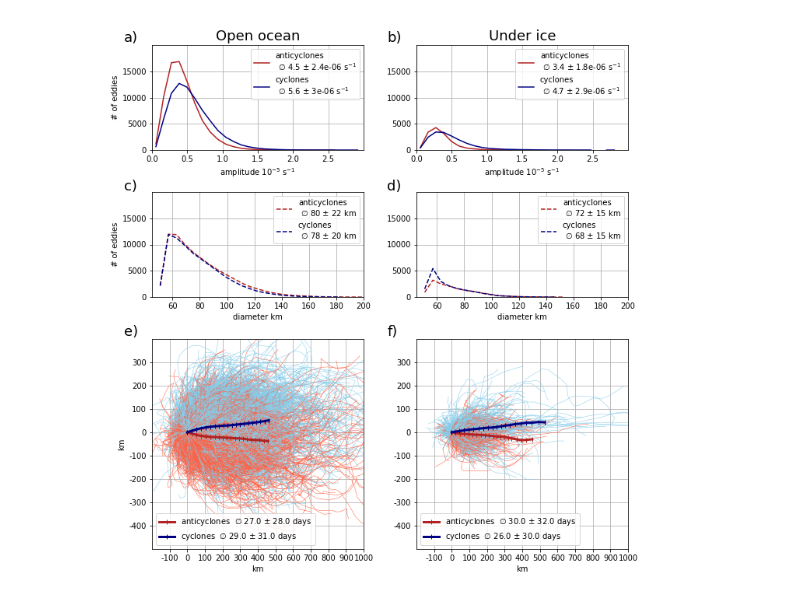
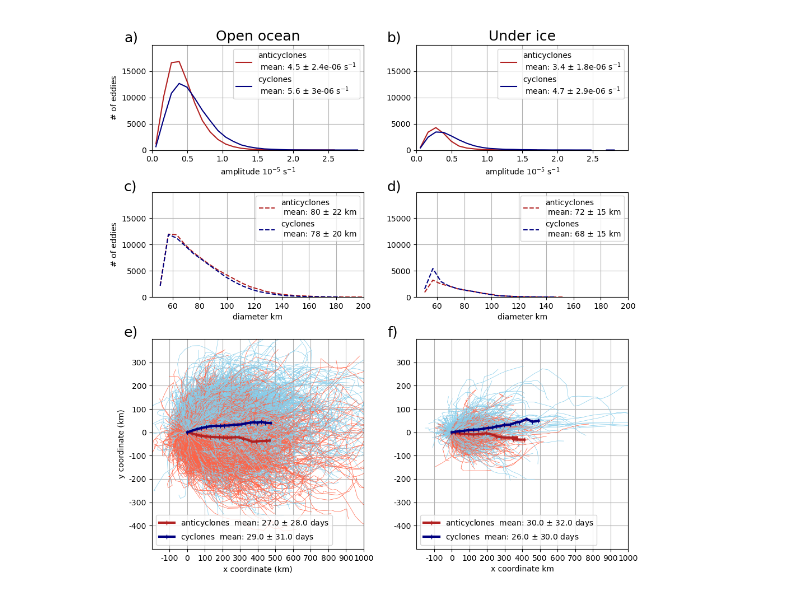
Before and after one commit to jk-rieck/2024-eddy-heat-transport-towards-sea-ice, a Jupyter notebook: analysis/plot03_eddy_statistics.ipynb, the cells around one changed output. Cells and saved outputs as stored; diff of their text form; code cells hidden in the pictures.

```diff
--- a/analysis/plot03_eddy_statistics.ipynb
+++ b/analysis/plot03_eddy_statistics.ipynb
@@ -12,7 +12,7 @@ path = "../data_for_plots/"
 # %%
 diamet = xr.open_mfdataset(path + "eddy_scale_distribution.nc")
 amplit = xr.open_mfdataset(path + "eddy_amp_distribution.nc")
-tracks = xr.open_mfdataset(path + "tracks_referenced_to_00.nc")
+tracks = xr.open_mfdataset(path + "tracks_referenced_to_00_every10th.nc")
 # %%
 all_tracks = xr.open_mfdataset(path + "all_tracks_02010101_03001230.nc")
 # %%
@@ -58,11 +58,11 @@ dia_x = diamet.scale.values * 2
 ax[0, 0].set_title("Open ocean", fontsize=18)
 ax[0, 0].plot(amp_x, amplit.amp_anti_oo.values, color="firebrick", ls="-",
              label="anticyclones\n"
-              + r" $\varnothing$ " + str(np.around(a_oo_mean_amp * 1e6, decimals=1))
+              + r" mean: " + str(np.around(a_oo_mean_amp * 1e6, decimals=1))
               + r" $\pm$ " + str(np.around(a_oo_std_amp, decimals=7)) + r" s$^{-1}$")
 ax[0, 0].plot(amp_x, amplit.amp_cyc_oo.values, color="navy", ls="-",
              label="cyclones\n"
-              + r" $\varnothing$ " + str(np.around(c_oo_mean_amp * 1e6, decimals=1))
+              + r" mean: " + str(np.around(c_oo_mean_amp * 1e6, decimals=1))
               + r" $\pm$ " + str(np.around(c_oo_std_amp, decimals=7)) + r" s$^{-1}$")
 ax[0, 0].set_ylabel("# of eddies")
 
@@ -71,11 +71,11 @@ ax[0, 0].set_ylabel("# of eddies")
 ax[0, 1].set_title("Under ice", fontsize=18)
 ax[0, 1].plot(amp_x, amplit.amp_anti_ice.values, color="firebrick", ls="-",
              label="anticyclones\n"
-              + r" $\varnothing$ " + str(np.around(a_ice_mean_amp * 1e6, decimals=1))
+              + r" mean: " + str(np.around(a_ice_mean_amp * 1e6, decimals=1))
               + r" $\pm$ " + str(np.around(a_ice_std_amp, decimals=7)) + r" s$^{-1}$")
 ax[0, 1].plot(amp_x, amplit.amp_cyc_ice.values, color="navy", ls="-",
              label="cyclones\n"
-              + r" $\varnothing$ " + str(np.around(c_ice_mean_amp * 1e6, decimals=1))
+              + r" mean: " + str(np.around(c_ice_mean_amp * 1e6, decimals=1))
               + r" $\pm$ " + str(np.around(c_ice_std_amp, decimals=7)) + r" s$^{-1}$")
 
 ###################################################################################################
@@ -95,20 +95,20 @@ for axes in [ax[0, 0], ax[0, 1]]:
 
 ax[1, 0].plot(dia_x, diamet.scale_anti_oo.values, color="firebrick", ls="--",
              label="anticyclones\n"
-              + r" $\varnothing$ " + str(int(np.around(a_oo_mean_dia))) + r" $\pm$ " + str(int(np.around(a_oo_std_dia)))  + " km")
+              + r" mean: " + str(int(np.around(a_oo_mean_dia))) + r" $\pm$ " + str(int(np.around(a_oo_std_dia)))  + " km")
 ax[1, 0].plot(dia_x, diamet.scale_cyc_oo.values, color="navy", ls="--",
              label="cyclones\n"
-              + r" $\varnothing$ " + str(int(np.around(c_oo_mean_dia))) + r" $\pm$ " + str(int(np.around(c_oo_std_dia)))  + " km")
+              + r" mean: " + str(int(np.around(c_oo_mean_dia))) + r" $\pm$ " + str(int(np.around(c_oo_std_dia)))  + " km")
 ax[1, 0].set_ylabel("# of eddies")
 
 ###################################################################################################
 
 ax[1, 1].plot(dia_x, diamet.scale_anti_ice.values, color="firebrick", ls="--",
              label="anticyclones\n"
-              + r" $\varnothing$ " + str(int(np.around(a_ice_mean_dia))) + r" $\pm$ " + str(int(np.around(a_ice_std_dia)))  + " km")
+              + r" mean: " + str(int(np.around(a_ice_mean_dia))) + r" $\pm$ " + str(int(np.around(a_ice_std_dia)))  + " km")
 ax[1, 1].plot(dia_x, diamet.scale_cyc_ice.values, color="navy", ls="--",
              label="cyclones\n"
-              + r" $\varnothing$ " + str(int(np.around(c_ice_mean_dia))) + r" $\pm$ " + str(int(np.around(c_ice_std_dia)))  + " km")
+              + r" mean: " + str(int(np.around(c_ice_mean_dia))) + r" $\pm$ " + str(int(np.around(c_ice_std_dia)))  + " km")
 
 ###################################################################################################
 
@@ -123,16 +123,16 @@ for axes in [ax[1, 0], ax[1, 1]]:
 ###################################################################################################
 ###################################################################################################
 
-for tt in np.arange(0, len(tracks.track), 10):
+for tt in np.arange(0, len(tracks.track)):
     ax[2, 0].plot(tracks.a_oo_tralo[tt, :], tracks.a_oo_trala[tt, :], lw=0.5, color='tomato')
     ax[2, 0].plot(tracks.c_oo_tralo[tt, :], tracks.c_oo_trala[tt, :], lw=0.5, color='skyblue')
 
 ax[2, 0].plot(np.nanmean(tracks.a_oo_tralo[:, 0:20], axis=0), np.nanmean(tracks.a_oo_trala[:, 0:20], axis=0),
          lw=3, color='firebrick', marker='|', label='anticyclones '
-              + r' $\varnothing$ '  + str(np.around(a_oo_mean_lifetime)) + r" $\pm$ " + str(np.around(a_oo_std_lifetime)) + ' days')
+              + r' mean: '  + str(np.around(a_oo_mean_lifetime)) + r" $\pm$ " + str(np.around(a_oo_std_lifetime)) + ' days')
 ax[2, 0].plot(np.nanmean(tracks.c_oo_tralo[:, 0:20], axis=0), np.nanmean(tracks.c_oo_trala[:, 0:20], axis=0),
          lw=3, color='navy', marker='|', label='cyclones '
-              + r' $\varnothing$ '  + str(np.around(c_oo_mean_lifetime)) + r" $\pm$ " + str(np.around(c_oo_std_lifetime)) + ' days')
+              + r' mean: '  + str(np.around(c_oo_mean_lifetime)) + r" $\pm$ " + str(np.around(c_oo_std_lifetime)) + ' days')
 
 ax[2, 0].set_xlim(-2e5, 10e5)
 ax[2, 0].set_ylim(-5e5, 4e5)
@@ -142,44 +142,44 @@ ax[2, 0].set_xticks(np.arange(-1e5, 10.1e5, 1e5))
 ax[2, 0].set_xticklabels(np.arange(-100, 1001, 100))
 ax[2, 0].set_yticks(np.arange(-4e5, 3.1e5, 1e5))
 ax[2, 0].set_yticklabels(np.arange(-400, 301, 100))
-ax[2, 0].set_xlabel('km')
-ax[2, 0].set_ylabel('km')
+ax[2, 0].set_xlabel('x coordinate (km)')
+ax[2, 0].set_ylabel('y coordinate (km)')
 ax[2, 0].legend(loc=3)
 
 #####################################################################################################
 
-for tt in np.arange(0, len(tracks.track), 10):
+for tt in np.arange(0, len(tracks.track)):
     ax[2, 1].plot(tracks.a_ice_tralo[tt, :], tracks.a_ice_trala[tt, :], lw=0.5, color='tomato')
     ax[2, 1].plot(tracks.c_ice_tralo[tt, :], tracks.c_ice_trala[tt, :], lw=0.5, color='skyblue')
 
 ax[2, 1].plot(np.nanmean(tracks.a_ice_tralo[:, 0:20], axis=0), np.nanmean(tracks.a_ice_trala[:, 0:20], axis=0),
          lw=3, color='firebrick', marker='|', label='anticyclones '
-              + r' $\varnothing$ '  + str(np.around(a_ice_mean_lifetime)) + r" $\pm$ " + str(np.around(a_ice_std_lifetime)) + ' days')
+              + r' mean: '  + str(np.around(a_ice_mean_lifetime)) + r" $\pm$ " + str(np.around(a_ice_std_lifetime)) + ' days')
 ax[2, 1].plot(np.nanmean(tracks.c_ice_tralo[:, 0:20], axis=0), np.nanmean(tracks.c_ice_trala[:, 0:20], axis=0),
          lw=3, color='navy', marker='|', label='cyclones '
-              + r' $\varnothing$ '  + str(np.around(c_ice_mean_lifetime)) + r" $\pm$ " + str(np.around(c_ice_std_lifetime)) + ' days')
+              + r' mean: '  + str(np.around(c_ice_mean_lifetime)) + r" $\pm$ " + str(np.around(c_ice_std_lifetime)) + ' days')
 
 ax[2, 1].set_xlim(-2e5, 10e5)
 ax[2, 1].set_ylim(-5e5, 4e5)
 ax[2, 1].grid()
 
 ax[2, 1].set_xticks(np.arange(-1e5, 10.1e5, 1e5))
 ax[2, 1].set_xticklabels(np.arange(-100, 1001, 100))
 ax[2, 1].set_yticks(np.arange(-4e5, 3.1e5, 1e5))
 ax[2, 1].set_yticklabels(np.arange(-400, 301, 100))
-ax[2, 1].set_xlabel('km')
+ax[2, 1].set_xlabel('x coordinate km')
 #ax[2, 1].set_ylabel('km')
 ax[2, 1].legend(loc=3)
 
 plt.subplots_adjust(bottom=0.05, top=0.95, left=0.1, right=0.95, hspace=0.3, wspace=0.25)
 
 fig.text(0.05, 0.955, "a)", fontsize=18)
 fig.text(0.52, 0.955, "b)", fontsize=18)
 fig.text(0.05, 0.69, "c)", fontsize=18)
 fig.text(0.52, 0.69, "d)", fontsize=18)
 fig.text(0.05, 0.43, "e)", fontsize=18)
 fig.text(0.52, 0.43, "f)", fontsize=18)
 
 plt.savefig("fig03-eddy_statistics.png", dpi=300)
 # %% [output]
-[figure, old version]
+[figure, new version]
```
Also changed, not shown: 41 other files.
